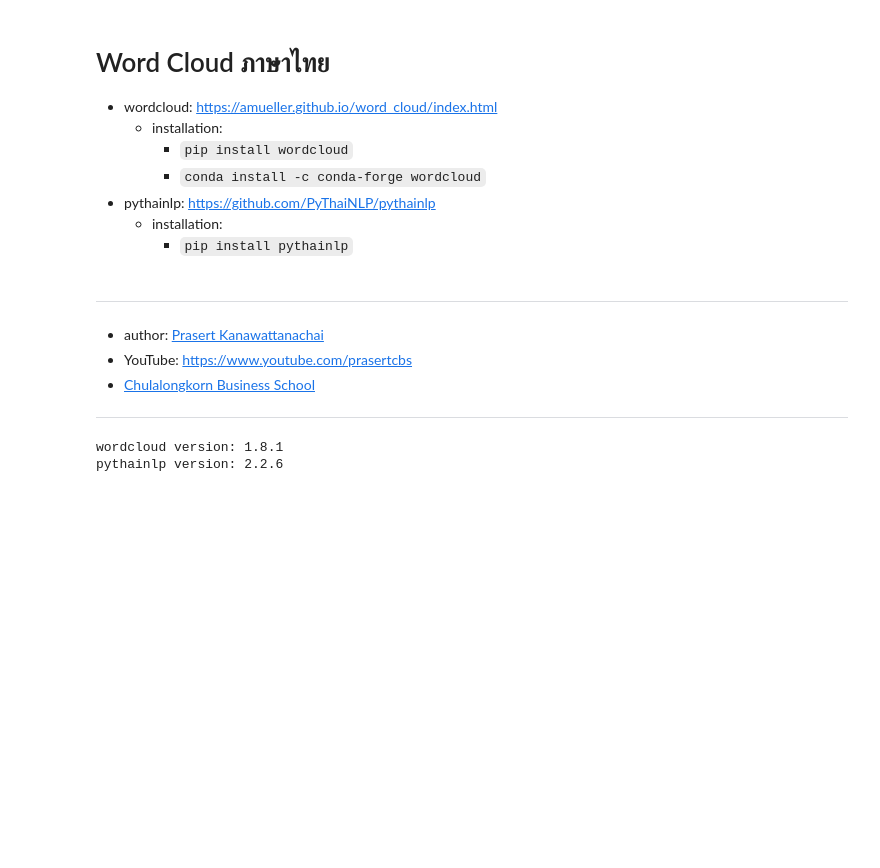
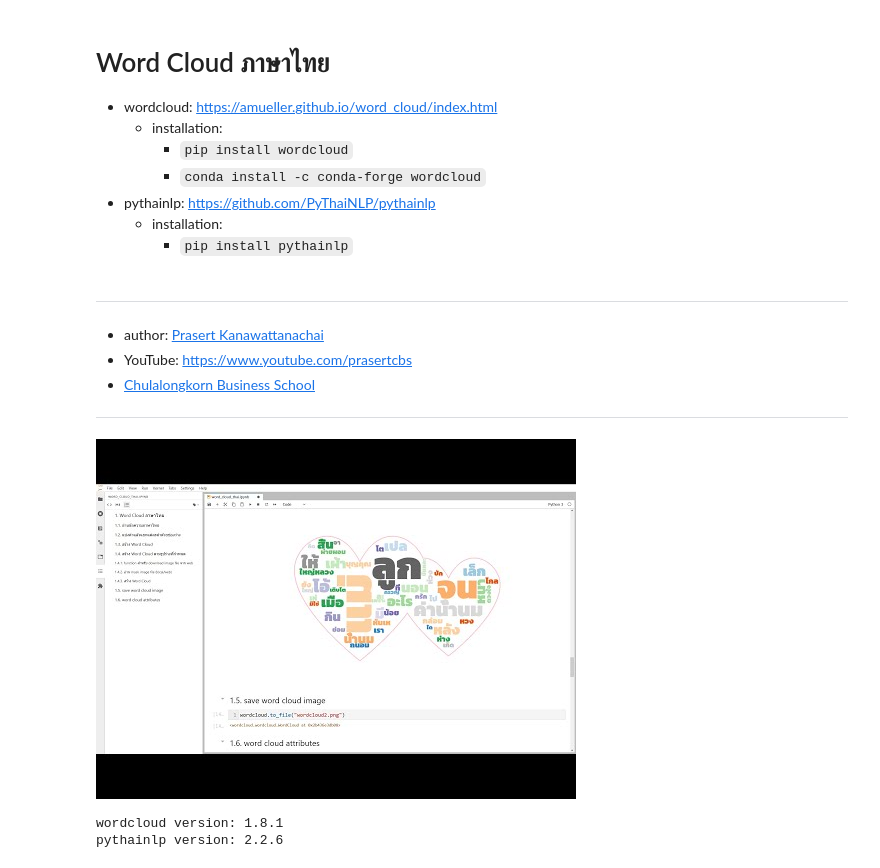
Before and after one commit to prasertcbs/word_cloud_thai, a Jupyter notebook: word_cloud_thai.ipynb, the cells around one changed output. Cells and saved outputs as stored; diff of their text form; code cells hidden in the pictures; blank space fills up the shorter version.

```diff
--- a/word_cloud_thai.ipynb
+++ b/word_cloud_thai.ipynb
@@ -13,6 +13,11 @@
 * YouTube: https://www.youtube.com/prasertcbs
 * [Chulalongkorn Business School](https://www.cbs.chula.ac.th/en/)
 ---
+# %%
+from IPython.display import YouTubeVideo
+YouTubeVideo('qSWT0-s-CQA', width=720, height=405)
+# %% [output]
+[figure, added]
 # %%
 import pythainlp
 from pythainlp import word_tokenize
```
Also changed, not shown: parts of 4 cells of this notebook, 1 other file.
